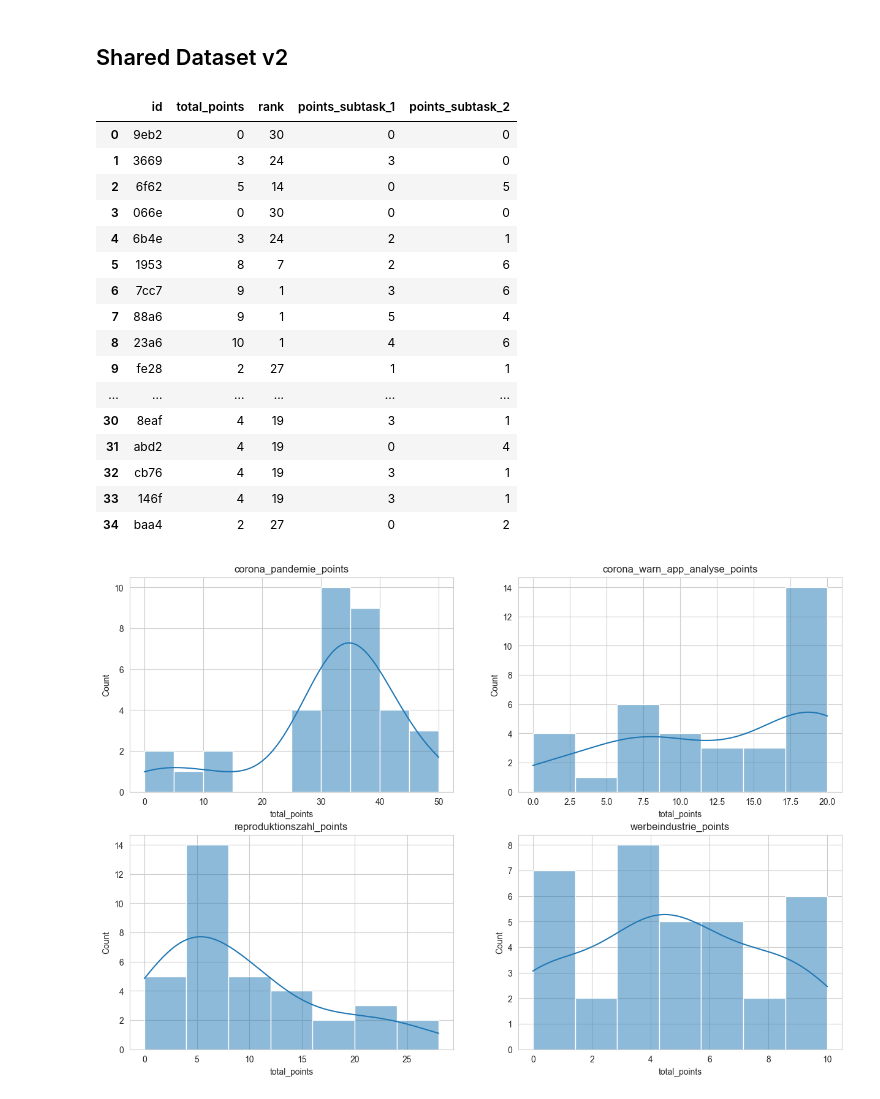
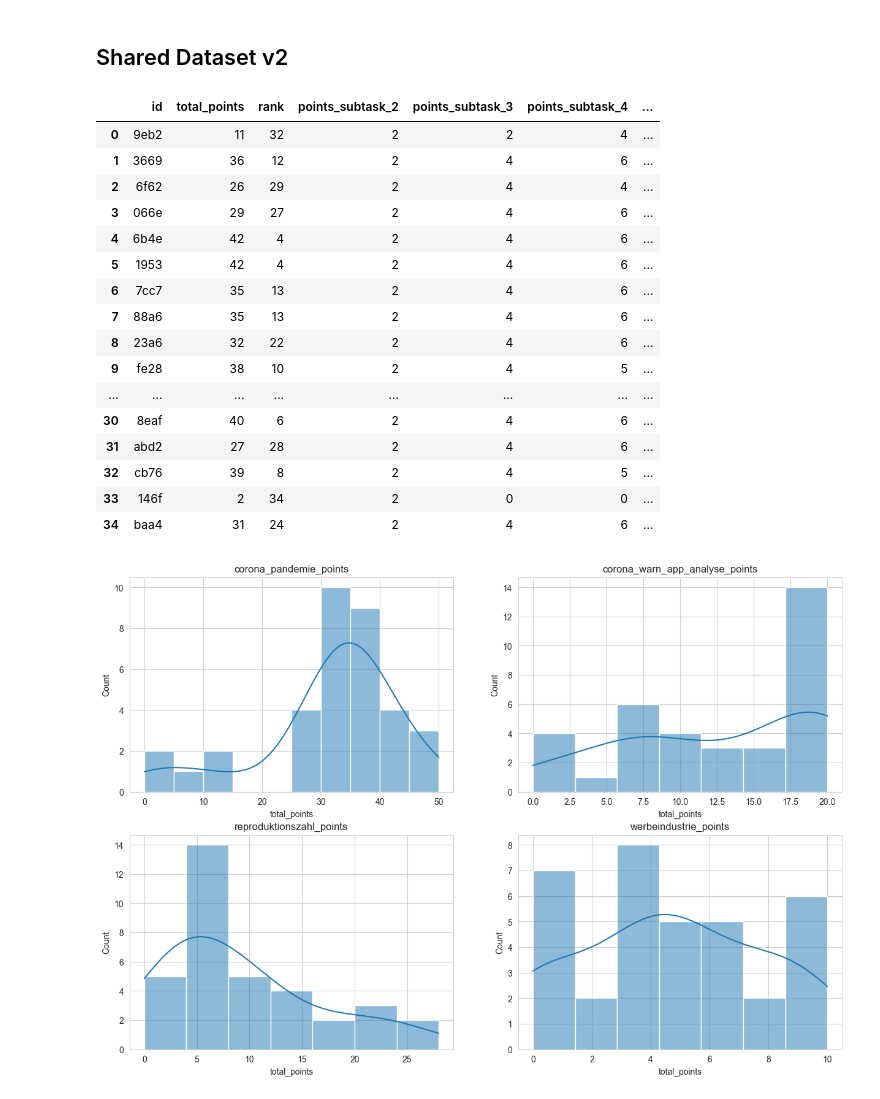
Before and after one commit to cortex359/matse-aachen.seminararbeit, a Jupyter notebook: overview.ipynb, the cells around one changed output. Saved outputs shown, nothing was run; the diff lists cells and outputs as text; code cells hidden in the pictures.

```diff
--- a/overview.ipynb
+++ b/overview.ipynb
@@ -88,22 +124,22 @@ dfs = {
     "werbeindustrie_points": werbeindustrie_points
 }
 # %%
-werbeindustrie_points
+corona_pandemie_points
 # %% [output]
-|  | id | total_points | rank | points_subtask_1 | points_subtask_2 |
-| 0 | 9eb2 | 0 | 30 | 0 | 0 |
-| 1 | 3669 | 3 | 24 | 3 | 0 |
-| 2 | 6f62 | 5 | 14 | 0 | 5 |
-| 3 | 066e | 0 | 30 | 0 | 0 |
-| 4 | 6b4e | 3 | 24 | 2 | 1 |
-| 5 | 1953 | 8 | 7 | 2 | 6 |
-| 6 | 7cc7 | 9 | 1 | 3 | 6 |
-| 7 | 88a6 | 9 | 1 | 5 | 4 |
-| 8 | 23a6 | 10 | 1 | 4 | 6 |
-| 9 | fe28 | 2 | 27 | 1 | 1 |
-| ... | ... | ... | ... | ... | ... |
-| 30 | 8eaf | 4 | 19 | 3 | 1 |
-| 31 | abd2 | 4 | 19 | 0 | 4 |
-| 32 | cb76 | 4 | 19 | 3 | 1 |
-| 33 | 146f | 4 | 19 | 3 | 1 |
-| 34 | baa4 | 2 | 27 | 0 | 2 |
+|  | id | total_points | rank | points_subtask_2 | points_subtask_3 | points_subtask_4 | ... |
+| 0 | 9eb2 | 11 | 32 | 2 | 2 | 4 | ... |
+| 1 | 3669 | 36 | 12 | 2 | 4 | 6 | ... |
+| 2 | 6f62 | 26 | 29 | 2 | 4 | 4 | ... |
+| 3 | 066e | 29 | 27 | 2 | 4 | 6 | ... |
+| 4 | 6b4e | 42 | 4 | 2 | 4 | 6 | ... |
+| 5 | 1953 | 42 | 4 | 2 | 4 | 6 | ... |
+| 6 | 7cc7 | 35 | 13 | 2 | 4 | 6 | ... |
+| 7 | 88a6 | 35 | 13 | 2 | 4 | 6 | ... |
+| 8 | 23a6 | 32 | 22 | 2 | 4 | 6 | ... |
+| 9 | fe28 | 38 | 10 | 2 | 4 | 5 | ... |
+| ... | ... | ... | ... | ... | ... | ... | ... |
+| 30 | 8eaf | 40 | 6 | 2 | 4 | 6 | ... |
+| 31 | abd2 | 27 | 28 | 2 | 4 | 6 | ... |
+| 32 | cb76 | 39 | 8 | 2 | 4 | 5 | ... |
+| 33 | 146f | 2 | 34 | 2 | 0 | 0 | ... |
+| 34 | baa4 | 31 | 24 | 2 | 4 | 6 | ... |
```
Also changed, not shown: parts of 2 cells of this notebook, 5 other files.
